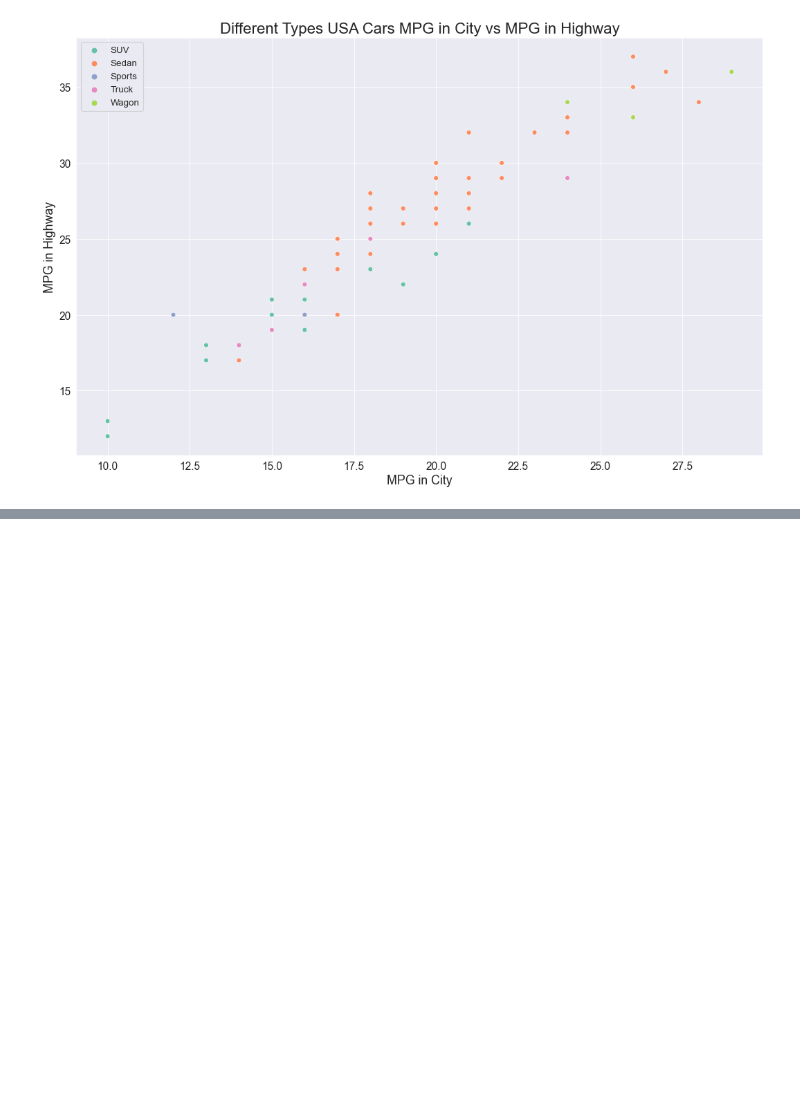
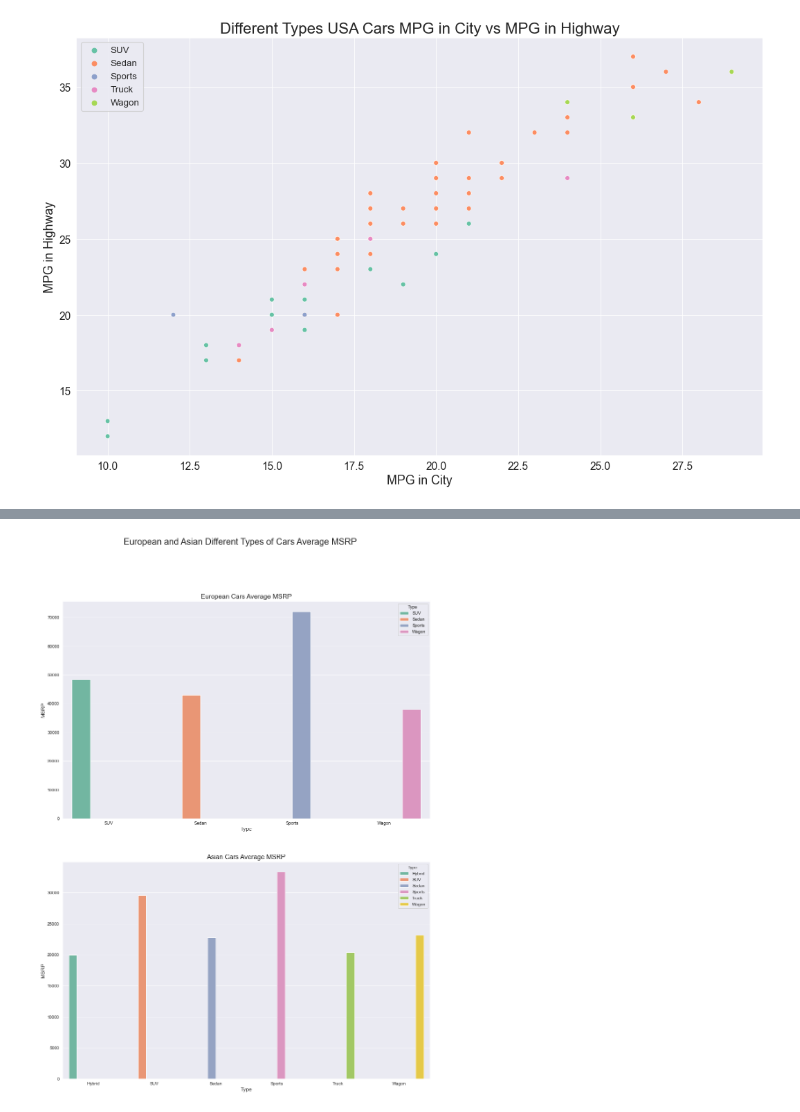
Before and after one commit to shamimsikder/Data-Visualization-Exercises, a Jupyter notebook: Cars Data Visualization.ipynb, the cells around one changed output, grey strips where cells are left out. Saved outputs shown, nothing was run; the diff lists cells and outputs as text; code cells hidden in the pictures; blank space fills up the shorter version.

Commit message:
European and Asian Different Types of Cars Average MSRP

```diff
--- a/Cars Data Visualization.ipynb
+++ b/Cars Data Visualization.ipynb
@@ -458,0 +518,20 @@ plt.legend(loc=2,fontsize=12);
+# %%
+eu = data[data.Origin == 'Europe']
+
+asia = data[data.Origin == 'Asia']
+
+usa = data[data.Origin == 'USA']
+# %%
+eu_cars = eu.groupby("Type",as_index=False)
+
+eu_cars = eu_cars.agg(np.mean)
+
+asia_cars = asia.groupby("Type",as_index=False)
+
+asia_cars = asia_cars.agg(np.mean)
+# %%
+eu_cars.Invoice = eu_cars.Invoice.astype(int)
+
+eu_cars.MSRP = eu_cars.MSRP.astype(int)
+
+eu_cars
@@ -458,0 +544,6 @@ plt.legend(loc=2,fontsize=12);
+# %%
+asia_cars.Invoice = asia_cars.Invoice.astype(int)
+
+asia_cars.MSRP = asia_cars.MSRP.astype(int)
+
+asia_cars
@@ -458,0 +558,18 @@ plt.legend(loc=2,fontsize=12);
+# %%
+fig,(ax1,ax2)=plt.subplots(nrows=2,figsize=(15,20))
+
+ax1=sns.barplot(hue=eu_cars.Type,x=eu_cars.Type,y=eu_cars.MSRP,ax=ax1)
+ax2=sns.barplot(hue=asia_cars.Type,x=asia_cars.Type,y=asia_cars.MSRP,ax=ax2)
+
+fig.suptitle("European and Asian Different Types of Cars Average MSRP",fontsize=20)
+
+ax1.set_title("European Cars Average MSRP",fontsize=15,fontweight='roman',fontname="Sans")
+ax2.set_title("Asian Cars Average MSRP",fontsize=15,fontweight='roman',fontname="Sans")
+
+ax1.set_xlabel("Type",fontsize=12,fontweight='roman',fontname="Sans")
+ax2.set_xlabel("Type",fontsize=12,fontweight='roman',fontname="Sans")
+
+ax1.set_ylabel("MSRP",fontsize=12,fontweight='roman',fontname="Sans")
+ax2.set_ylabel("MSRP",fontsize=12,fontweight='roman',fontname="Sans");
+# %% [output]
+[figure, added]
```
Also changed, not shown: parts of 10 cells of this notebook.
